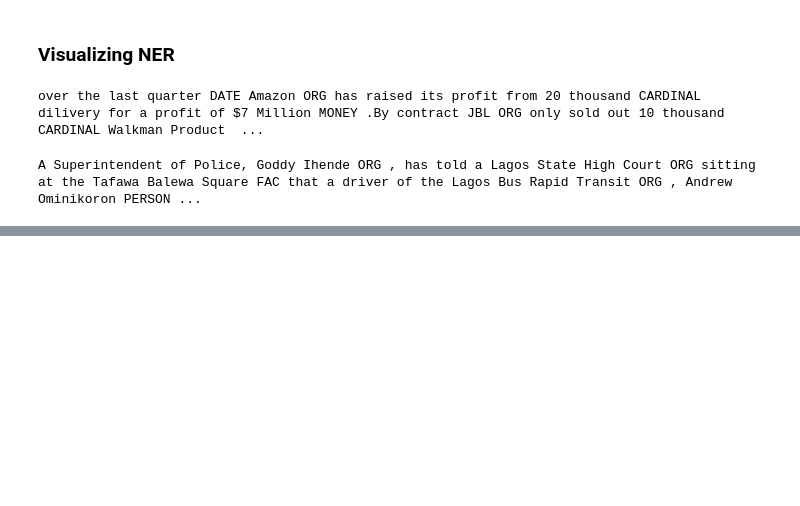
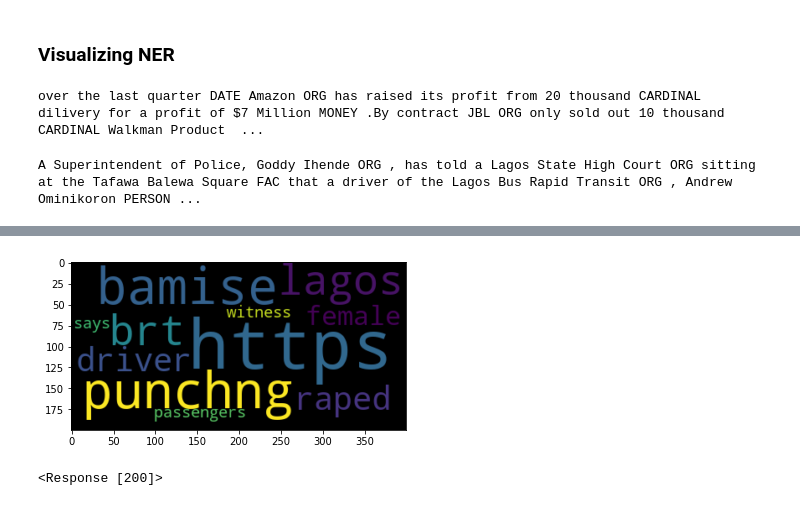
Before and after one commit to haddjyb2k/-APPLIED-DATA-SECIENCE-CAPSTONE, a Jupyter notebook: Text_Analysis_with_Spacy_to_Master_NLP_techniques.ipynb, the cells around one changed output, grey strips where cells are left out. Saved outputs shown, nothing was run; the diff lists cells and outputs as text; code cells hidden in the pictures; blank space fills up the shorter version.

```diff
--- a/Text_Analysis_with_Spacy_to_Master_NLP_techniques.ipynb
+++ b/Text_Analysis_with_Spacy_to_Master_NLP_techniques.ipynb
@@ -236,0 +260,9 @@ displacy.render(doc1, style='dep', jupyter=True, options=options)
+# %%
+text2 = 'https://punchng.com/bamise-how-lagos-brt-driver-raped-female-passengers-says-witness/'
+# %%
+# Generate a word cloud image
+wordcloud = WordCloud().generate(text2)
+plt.imshow(wordcloud, interpolation="bilinear")
+plt.show()
+# %% [output]
+[figure, added]
@@ -236,0 +271,5 @@ displacy.render(doc1, style='dep', jupyter=True, options=options)
+# %%
+import requests
+requests.get(url)
+# %% [output]
+<Response [200]>
```
Also changed, not shown: parts of 20 cells of this notebook.
